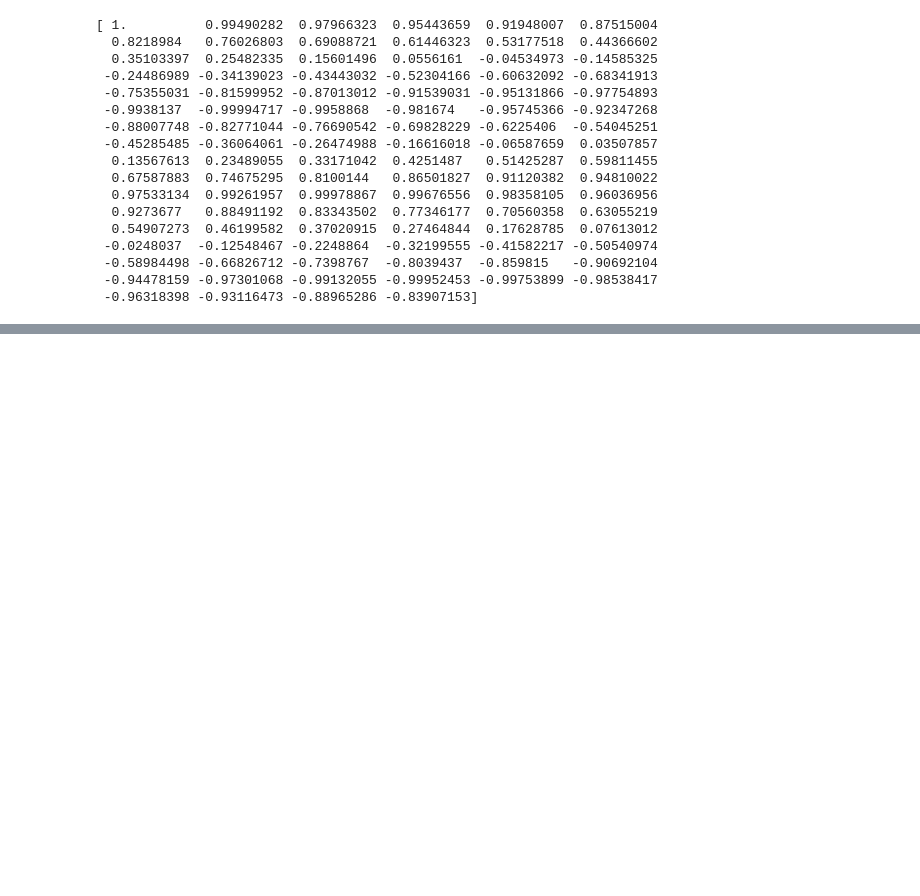
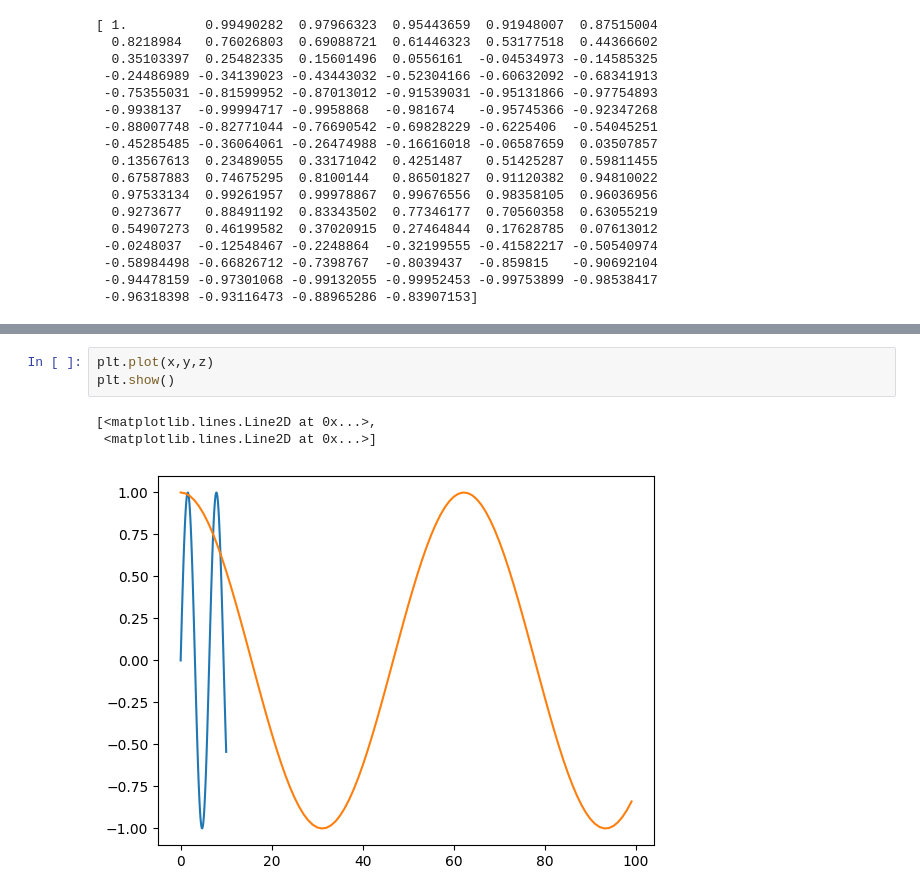
Before and after one commit to sushilsahoo06/Pytorch, a Jupyter notebook: Matplotib.ipynb, the cells around one changed output, grey strips where cells are left out. Cells and saved outputs as stored; diff of their text form; blank space fills up the shorter version.

```diff
--- a/Matplotib.ipynb
+++ b/Matplotib.ipynb
@@ -73,0 +90,7 @@ print(z)
+# %%
+plt.plot(x,y,z)
+plt.show()
+# %% [output]
+[<matplotlib.lines.Line2D at 0x...>,
+ <matplotlib.lines.Line2D at 0x...>]
+[figure, added]
```
Also changed, not shown: parts of 9 cells of this notebook.
